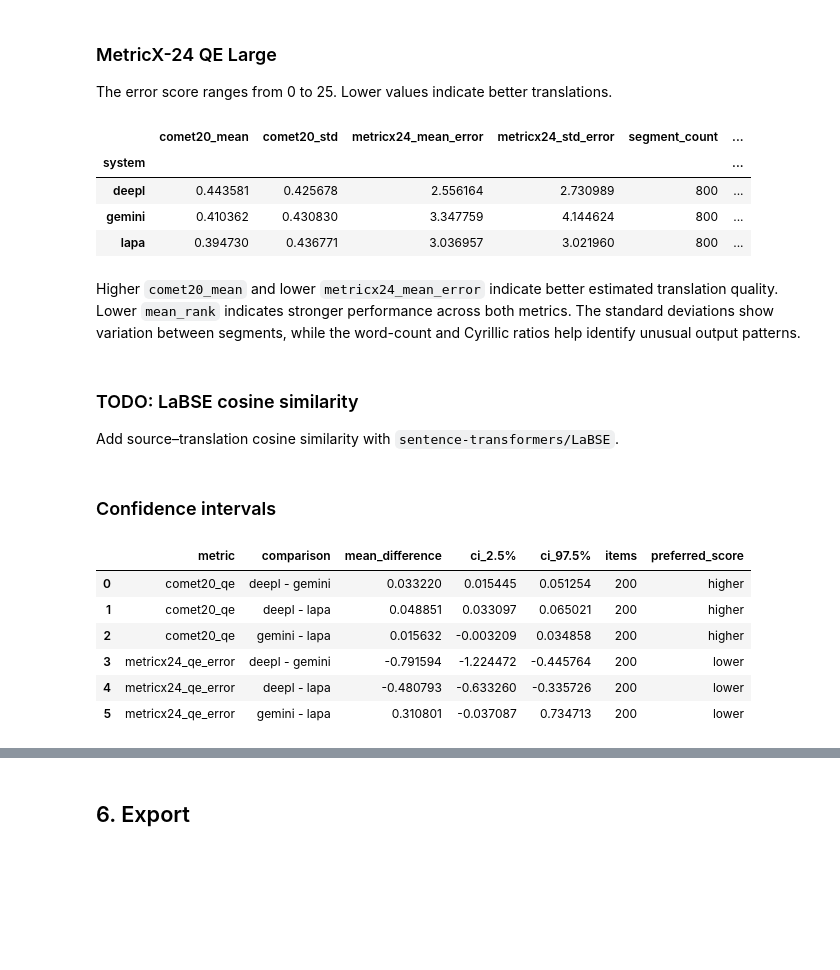
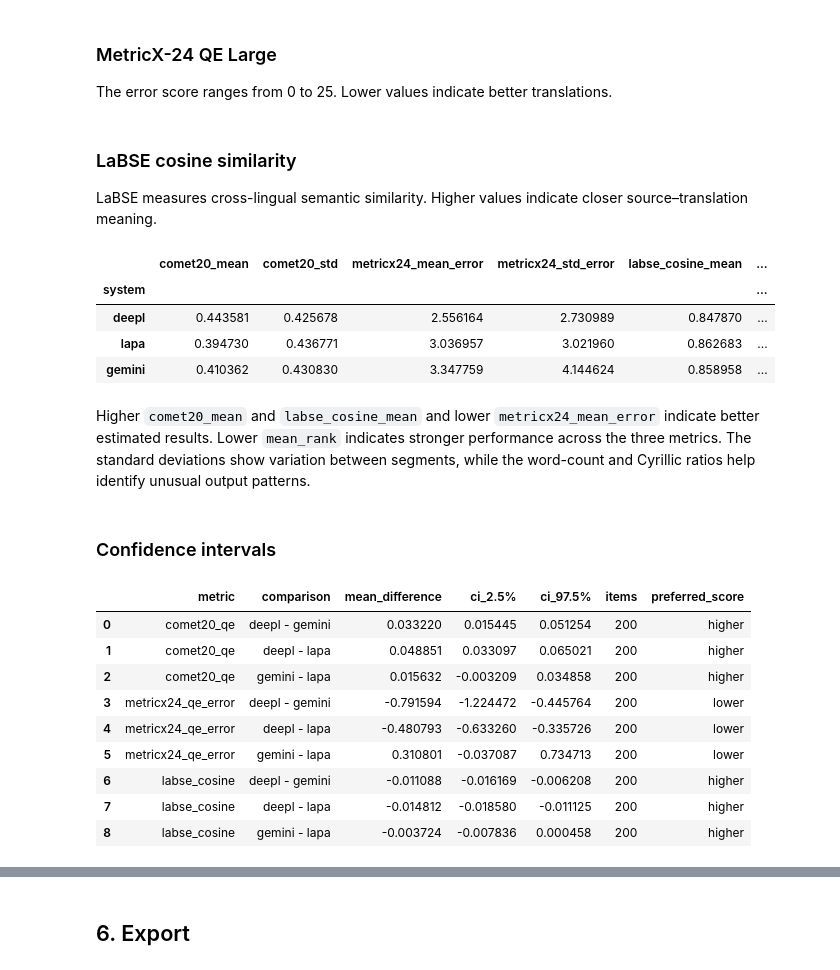
Before and after one commit to reirei-00/fair_forget, a Jupyter notebook: notebooks/stereoset_translation_comparison_200.executed.ipynb, the cells around one changed output, grey strips where cells are left out. Saved outputs shown, nothing was run; the diff lists cells and outputs as text; code cells hidden in the pictures; blank space fills up the shorter version.

```diff
--- a/notebooks/stereoset_translation_comparison_200.executed.ipynb
+++ b/notebooks/stereoset_translation_comparison_200.executed.ipynb
@@ -53,6 +53,8 @@ warnings.filterwarnings(
 )
 
 PROJECT_DIR = Path("/content") if IN_COLAB else Path.cwd()
+if PROJECT_DIR.name == "notebooks":
+    PROJECT_DIR = PROJECT_DIR.parent
 default_output_dir = (
     Path("/content/stereoset_mt_comparison") if IN_COLAB else PROJECT_DIR / "outputs"
 )
@@ -92,8 +94,7 @@ def read_secret(name: str, *, required: bool = True) -> str | None:
     return value
 
 
-print(f"Runtime: {'Colab' if IN_COLAB else 'local'}")
-print(f"Output: {OUTPUT_DIR}")
+print(f"Runtime: {'Colab' if IN_COLAB else 'local'}\nOutput: {OUTPUT_DIR}")
 # %% [output]
 Runtime: local
 Output: /Users/vittoriadiachenko/Documents/fairForget/fair_forget_tranlsation/outputs
@@ -777,3 +778,7 @@ segments.to_csv(OUTPUT_DIR / "automatic_metrics.csv", index=False, encoding="utf
 del metricx_model
 if torch.cuda.is_available():
     torch.cuda.empty_cache()
+# %% [markdown]
+### LaBSE cosine similarity
+
+LaBSE measures cross-lingual semantic similarity. Higher values indicate closer source–translation meaning.
@@ -780,31 +827,59 @@ if torch.cuda.is_available():
+# %%
+unique_sources = segments["source_en"].drop_duplicates().tolist()
+source_embeddings = encode_labse(
+    unique_sources,
+    labse_tokenizer,
+    labse_encoder,
+    labse_projection,
+    labse_device,
+    batch_size=16,
+)
+source_positions = {text: index for index, text in enumerate(unique_sources)}
+row_source_embeddings = source_embeddings[
+    [source_positions[text] for text in segments["source_en"]]
+]
+translation_embeddings = encode_labse(
+    segments["translation_uk"].tolist(),
+    labse_tokenizer,
+    labse_encoder,
+    labse_projection,
+    labse_device,
+    batch_size=16,
+)
+segments["labse_cosine"] = (row_source_embeddings * translation_embeddings).sum(dim=1).numpy()
+segments.to_csv(OUTPUT_DIR / "automatic_metrics.csv", index=False, encoding="utf-8-sig")
+
+del labse_encoder, labse_projection
+if torch.cuda.is_available():
+    torch.cuda.empty_cache()
 # %%
 metric_summary = segments.groupby("system").agg(
     comet20_mean=("comet20_qe", "mean"),
     comet20_std=("comet20_qe", "std"),
     metricx24_mean_error=("metricx24_qe_error", "mean"),
     metricx24_std_error=("metricx24_qe_error", "std"),
+    labse_cosine_mean=("labse_cosine", "mean"),
+    labse_cosine_std=("labse_cosine", "std"),
     segment_count=("comet20_qe", "count"),
     mean_word_count_ratio=("word_count_ratio", "mean"),
     mean_cyrillic_letter_ratio=("cyrillic_letter_ratio", "mean"),
 )
 metric_summary["comet20_rank"] = metric_summary["comet20_mean"].rank(ascending=False)
 metric_summary["metricx24_rank"] = metric_summary["metricx24_mean_error"].rank()
-metric_summary["mean_rank"] = metric_summary[["comet20_rank", "metricx24_rank"]].mean(axis=1)
+metric_summary["labse_rank"] = metric_summary["labse_cosine_mean"].rank(ascending=False)
+rank_columns = ["comet20_rank", "metricx24_rank", "labse_rank"]
+metric_summary["mean_rank"] = metric_summary[rank_columns].mean(axis=1)
 metric_summary = metric_summary.sort_values("mean_rank")
 metric_summary.to_csv(OUTPUT_DIR / "automatic_metrics_summary.csv", encoding="utf-8-sig")
 display(metric_summary)
 # %% [output]
-|  | comet20_mean | comet20_std | metricx24_mean_error | metricx24_std_error | segment_count | ... |
+|  | comet20_mean | comet20_std | metricx24_mean_error | metricx24_std_error | labse_cosine_mean | ... |
 | system |  |  |  |  |  | ... |
-| deepl | 0.443581 | 0.425678 | 2.556164 | 2.730989 | 800 | ... |
-| gemini | 0.410362 | 0.430830 | 3.347759 | 4.144624 | 800 | ... |
-| lapa | 0.394730 | 0.436771 | 3.036957 | 3.021960 | 800 | ... |
+| deepl | 0.443581 | 0.425678 | 2.556164 | 2.730989 | 0.847870 | ... |
+| lapa | 0.394730 | 0.436771 | 3.036957 | 3.021960 | 0.862683 | ... |
+| gemini | 0.410362 | 0.430830 | 3.347759 | 4.144624 | 0.858958 | ... |
 # %% [markdown]
-Higher `comet20_mean` and lower `metricx24_mean_error` indicate better estimated translation quality. Lower `mean_rank` indicates stronger performance across both metrics. The standard deviations show variation between segments, while the word-count and Cyrillic ratios help identify unusual output patterns.
+Higher `comet20_mean` and `labse_cosine_mean` and lower `metricx24_mean_error` indicate better estimated results. Lower `mean_rank` indicates stronger performance across the three metrics. The standard deviations show variation between segments, while the word-count and Cyrillic ratios help identify unusual output patterns.
-# %% [markdown]
-### TODO: LaBSE cosine similarity
-
-Add source–translation cosine similarity with `sentence-transformers/LaBSE`.
 # %% [markdown]
 ### Confidence intervals
 # %%
@@ -838,31 +913,38 @@ def paired_bootstrap_difference(
     return {
         "metric": metric,
         "comparison": f"{system_a} - {system_b}",
         "mean_difference": float(differences.mean()),
         "ci_2.5%": float(np.quantile(bootstrap, 0.025)),
         "ci_97.5%": float(np.quantile(bootstrap, 0.975)),
         "items": len(differences),
     }
 
 
-METRIC_DIRECTIONS = {"comet20_qe": "higher", "metricx24_qe_error": "lower"}
+METRIC_DIRECTIONS = {
+    "comet20_qe": "higher",
+    "metricx24_qe_error": "lower",
+    "labse_cosine": "higher",
+}
 bootstrap_results = pd.DataFrame(
     [
         {
             **paired_bootstrap_difference(segments, metric, system_a, system_b),
             "preferred_score": direction,
         }
         for metric, direction in METRIC_DIRECTIONS.items()
         for system_a, system_b in combinations(SYSTEMS, 2)
     ]
 )
 bootstrap_results.to_csv(OUTPUT_DIR / "paired_bootstrap.csv", index=False, encoding="utf-8-sig")
 display(bootstrap_results)
 # %% [output]
 |  | metric | comparison | mean_difference | ci_2.5% | ci_97.5% | items | preferred_score |
 | 0 | comet20_qe | deepl - gemini | 0.033220 | 0.015445 | 0.051254 | 200 | higher |
 | 1 | comet20_qe | deepl - lapa | 0.048851 | 0.033097 | 0.065021 | 200 | higher |
 | 2 | comet20_qe | gemini - lapa | 0.015632 | -0.003209 | 0.034858 | 200 | higher |
 | 3 | metricx24_qe_error | deepl - gemini | -0.791594 | -1.224472 | -0.445764 | 200 | lower |
 | 4 | metricx24_qe_error | deepl - lapa | -0.480793 | -0.633260 | -0.335726 | 200 | lower |
 | 5 | metricx24_qe_error | gemini - lapa | 0.310801 | -0.037087 | 0.734713 | 200 | lower |
+| 6 | labse_cosine | deepl - gemini | -0.011088 | -0.016169 | -0.006208 | 200 | higher |
+| 7 | labse_cosine | deepl - lapa | -0.014812 | -0.018580 | -0.011125 | 200 | higher |
+| 8 | labse_cosine | gemini - lapa | -0.003724 | -0.007836 | 0.000458 | 200 | higher |
```
Also changed, not shown: parts of 8 cells of this notebook, 1 other file.
